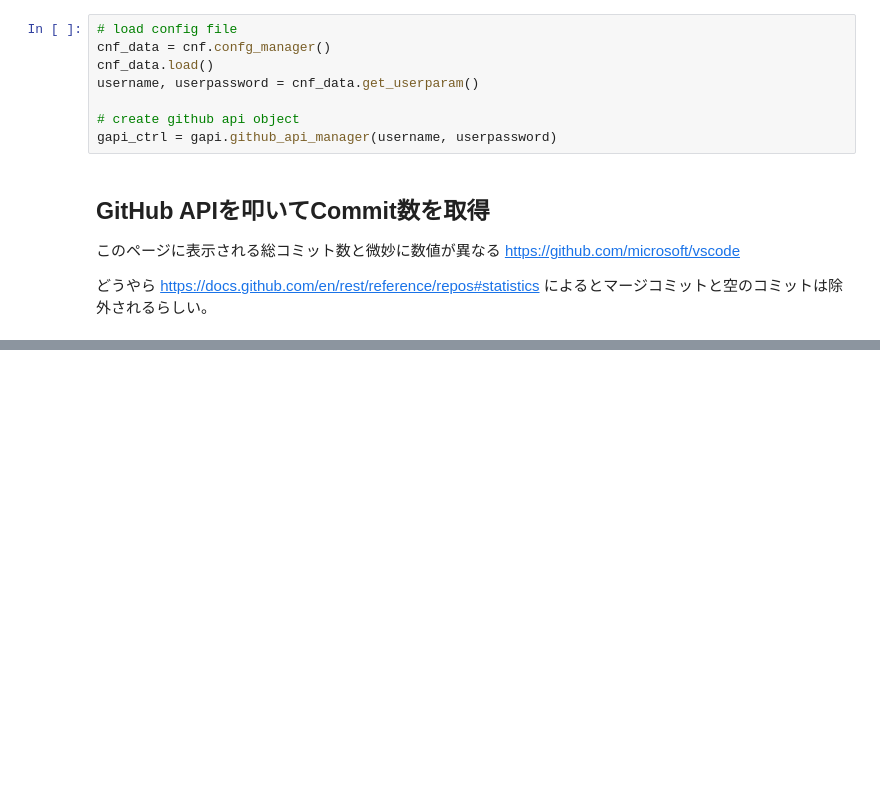
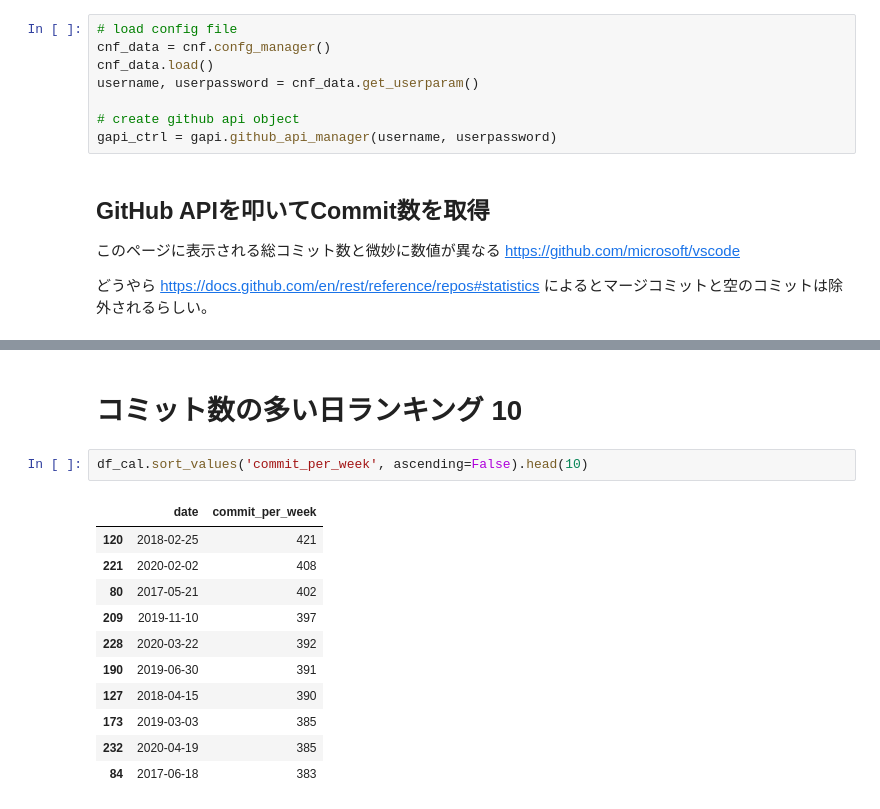
Before and after one commit to zeikomi552/githubapi-python-sample, a Jupyter notebook: src/githubapi-04.ipynb, the cells around one changed output, grey strips where cells are left out. Drawn from its saved outputs; the diff is of its cells as text; blank space fills up the shorter version.

```diff
--- a/src/githubapi-04.ipynb
+++ b/src/githubapi-04.ipynb
@@ -160,0 +126,16 @@ plt.hist(np.log2(df.contributions), bins=30)
+# %% [markdown]
+# コミット数の多い日ランキング 10
+# %%
+df_cal.sort_values('commit_per_week', ascending=False).head(10)
+# %% [output]
+|  | date | commit_per_week |
+| 120 | 2018-02-25 | 421 |
+| 221 | 2020-02-02 | 408 |
+| 80 | 2017-05-21 | 402 |
+| 209 | 2019-11-10 | 397 |
+| 228 | 2020-03-22 | 392 |
+| 190 | 2019-06-30 | 391 |
+| 127 | 2018-04-15 | 390 |
+| 173 | 2019-03-03 | 385 |
+| 232 | 2020-04-19 | 385 |
+| 84 | 2017-06-18 | 383 |
```
Also changed, not shown: parts of 19 cells of this notebook.
